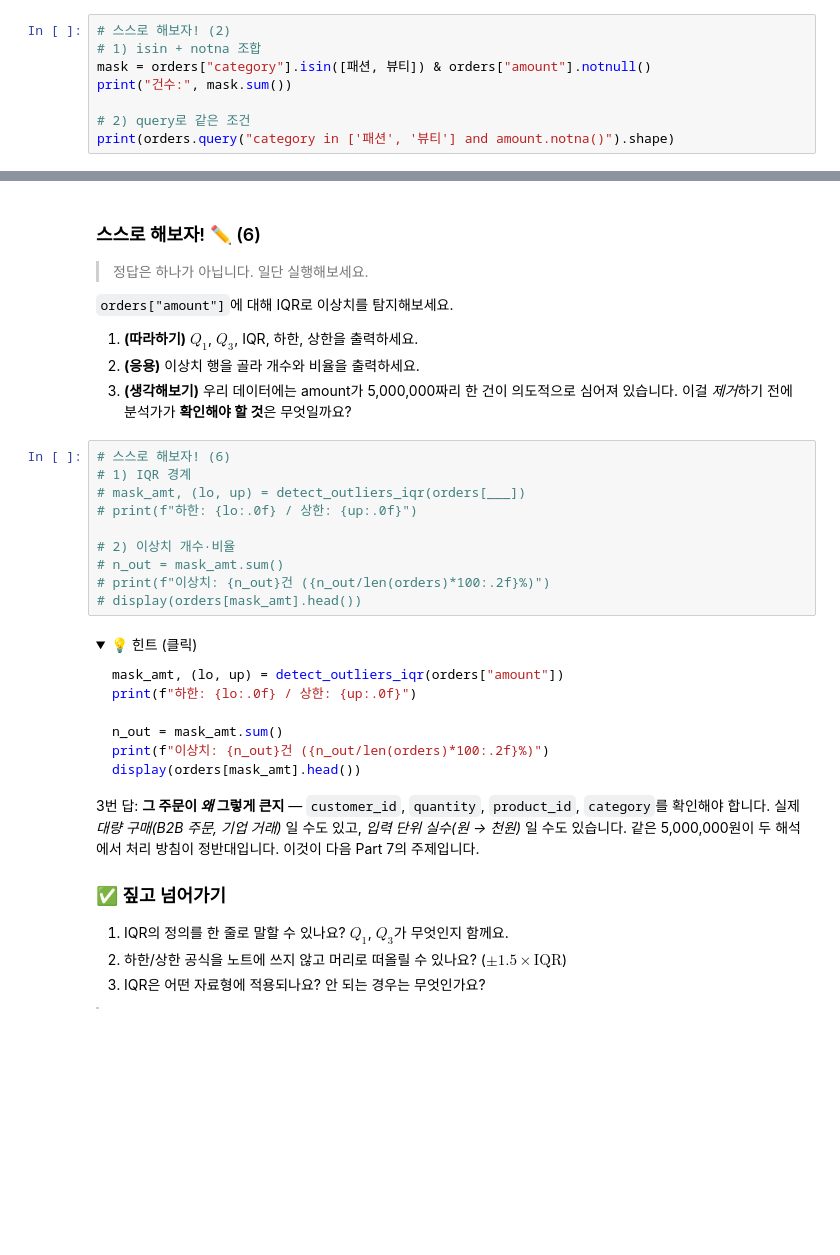
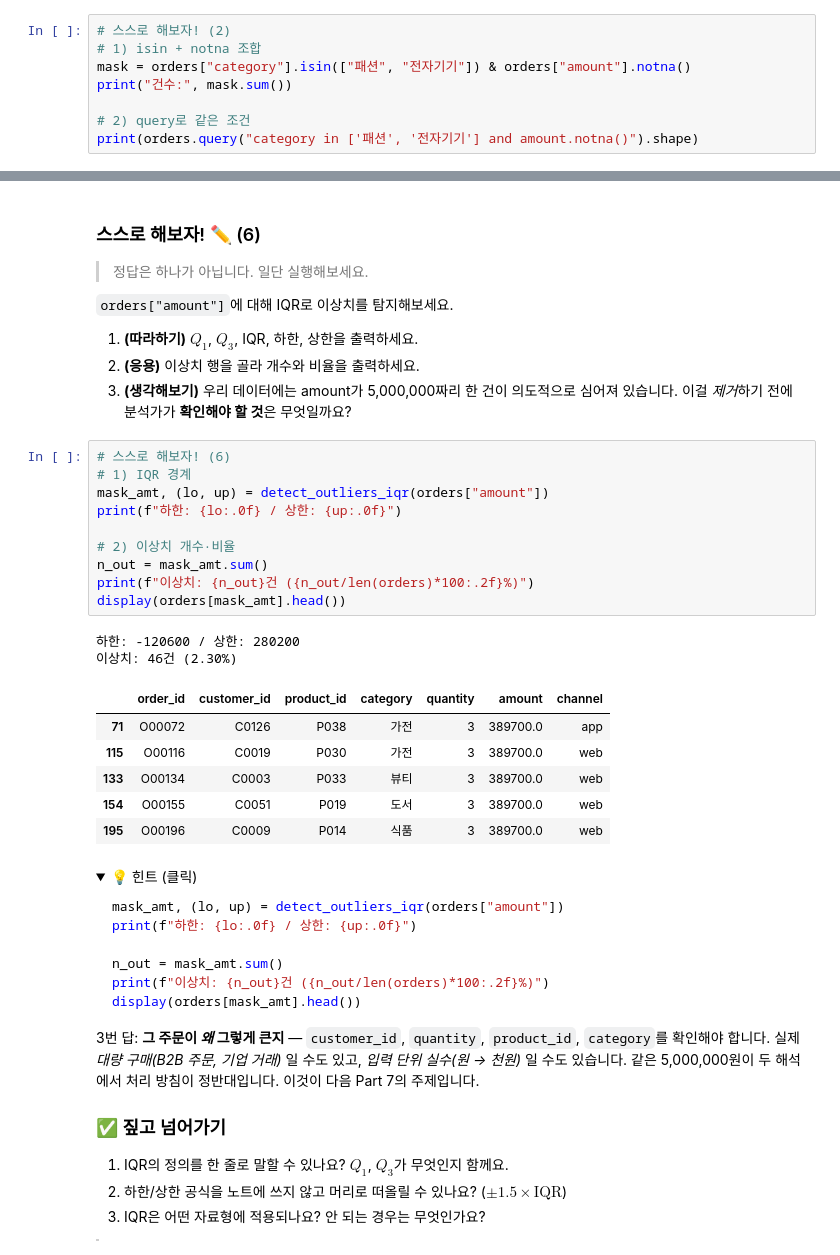
Before and after one commit to dowxy589-sudo/DI-2, a Jupyter notebook: LMS/결측치에도 이유가 있다.ipynb, the cells around one changed output, grey strips where cells are left out. Saved outputs shown, nothing was run; the diff lists cells and outputs as text; folded sections open; blank space fills up the shorter version.

```diff
--- a/LMS/결측치에도 이유가 있다.ipynb
+++ b/LMS/결측치에도 이유가 있다.ipynb
@@ -464,8 +628,8 @@ display(sample[mask_no_na])
 # %%
 # 스스로 해보자! (2)
 # 1) isin + notna 조합
-mask = orders["category"].isin([패션, 뷰티]) & orders["amount"].notnull()
+mask = orders["category"].isin(["패션", "전자기기"]) & orders["amount"].notna()
 print("건수:", mask.sum())
 
 # 2) query로 같은 조건
-print(orders.query("category in ['패션', '뷰티'] and amount.notna()").shape)
+print(orders.query("category in ['패션', '전자기기'] and amount.notna()").shape)
@@ -1144,13 +1553,22 @@ plt.show()
 # %%
 # 스스로 해보자! (6)
 # 1) IQR 경계
-# mask_amt, (lo, up) = detect_outliers_iqr(orders[___])
-# print(f"하한: {lo:.0f} / 상한: {up:.0f}")
+mask_amt, (lo, up) = detect_outliers_iqr(orders["amount"])
+print(f"하한: {lo:.0f} / 상한: {up:.0f}")
 
 # 2) 이상치 개수·비율
-# n_out = mask_amt.sum()
-# print(f"이상치: {n_out}건 ({n_out/len(orders)*100:.2f}%)")
-# display(orders[mask_amt].head())
+n_out = mask_amt.sum()
+print(f"이상치: {n_out}건 ({n_out/len(orders)*100:.2f}%)")
+display(orders[mask_amt].head())
+# %% [output]
+하한: -120600 / 상한: 280200
+이상치: 46건 (2.30%)
+|  | order_id | customer_id | product_id | category | quantity | amount | channel |
+| 71 | O00072 | C0126 | P038 | 가전 | 3 | 389700.0 | app |
+| 115 | O00116 | C0019 | P030 | 가전 | 3 | 389700.0 | web |
+| 133 | O00134 | C0003 | P033 | 뷰티 | 3 | 389700.0 | web |
+| 154 | O00155 | C0051 | P019 | 도서 | 3 | 389700.0 | web |
+| 195 | O00196 | C0009 | P014 | 식품 | 3 | 389700.0 | web |
 # %% [markdown]
 <details>
 <summary>💡 힌트 (클릭)</summary>
```
Also changed, not shown: parts of 42 cells of this notebook, 10 other files.
